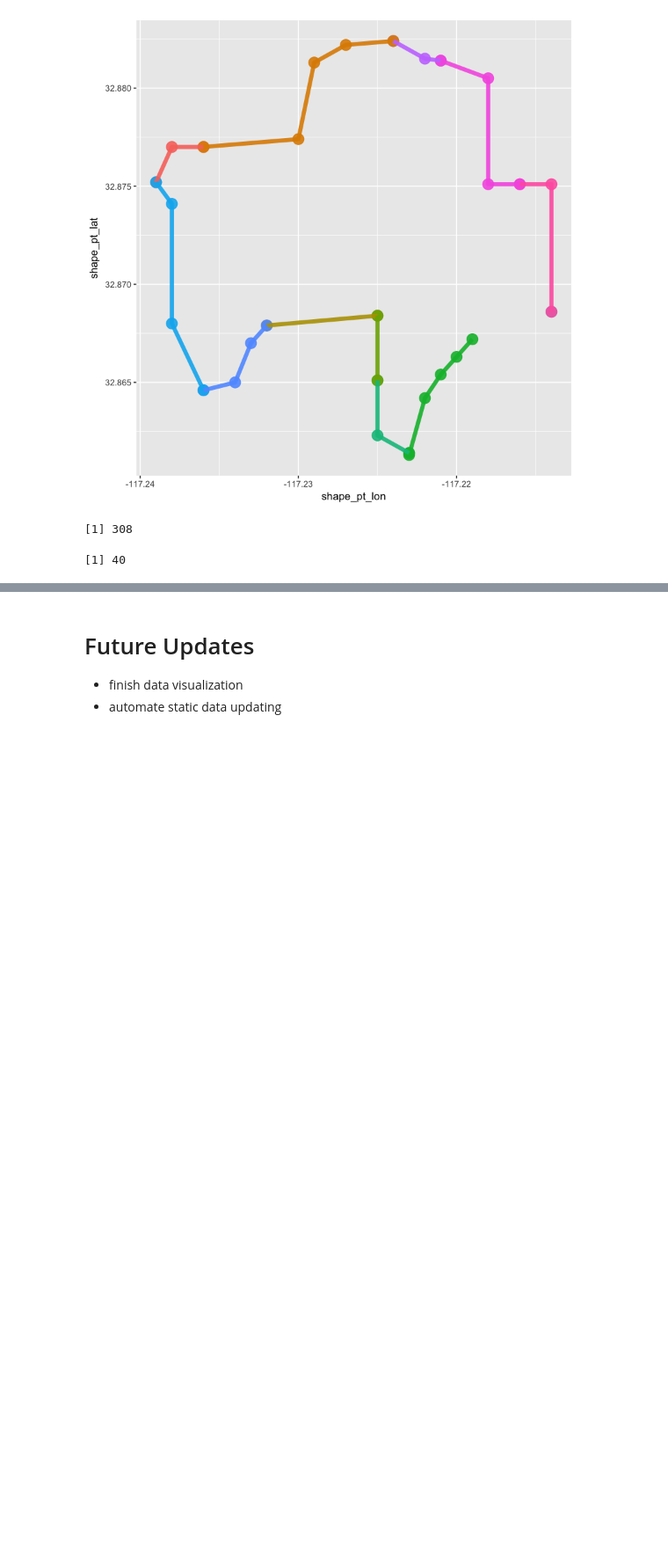
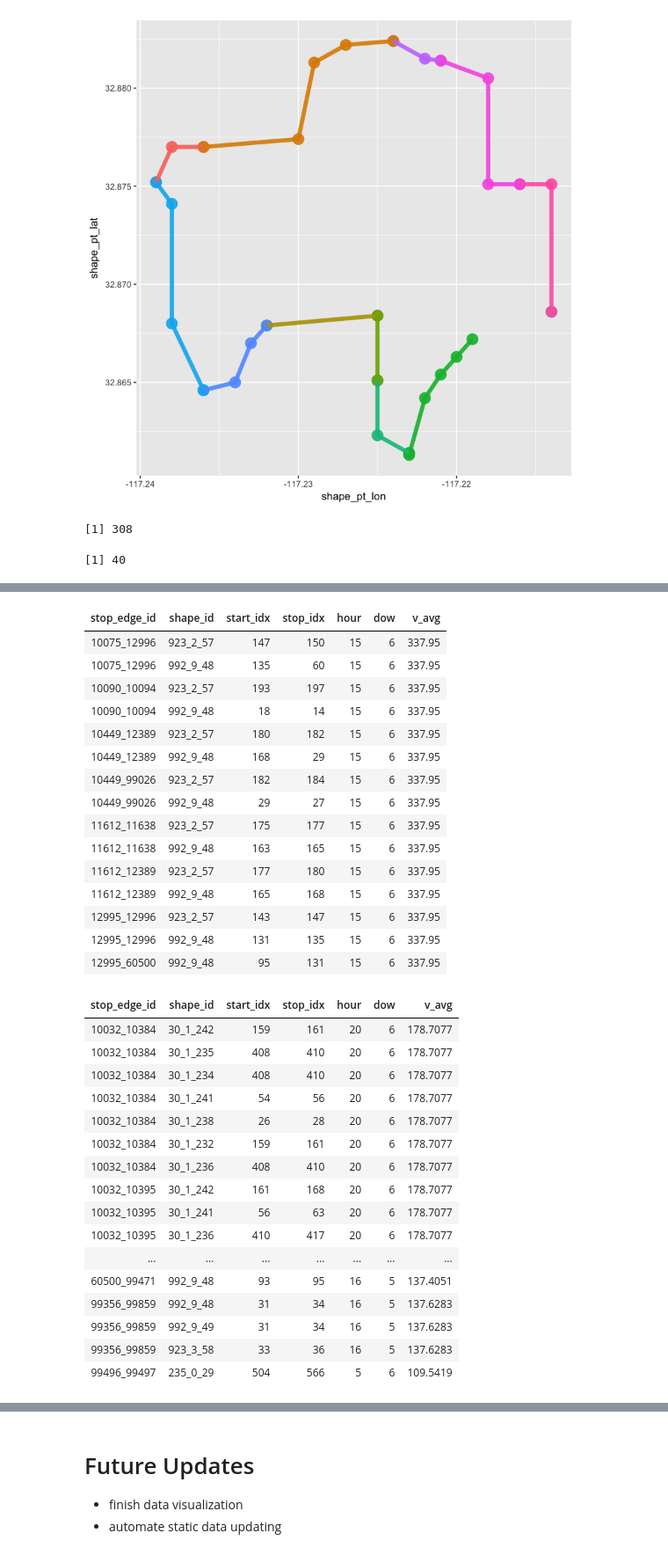
Before and after one commit to wnanpi95/wnanpi95.github.io, a Jupyter notebook: Presentation_nb.ipynb, the cells around one changed output, grey strips where cells are left out. Shown at 88% size. Cells and saved outputs as stored; diff of their text form; code cells hidden in the pictures; blank space fills up the shorter version.

```diff
--- a/Presentation_nb.ipynb
+++ b/Presentation_nb.ipynb
@@ -210,0 +248,48 @@ nrow(stopEdge_shapePts_test)
+# %%
+v_high <- 100
+stop_edge_table_max <- stop_edge_table[stop_edge_table$v_avg == max(stop_edge_table$v_avg),]
+stop_edge_table_high <- stop_edge_table[stop_edge_table$v_avg >= v_high,]
+
+stop_edge_table_max_list <- stop_edge_table_max$stop_edge_id
+stop_edge_table_high_list <- stop_edge_table_high$stop_edge_id
+
+shape_id_max  <- filter(shape_stopEdge, stop_edge_id %in% stop_edge_table_max_list)
+shape_id_high <- filter(shape_stopEdge, stop_edge_id %in% stop_edge_table_high_list)
+stop_edge_table_max  <- merge(x = shape_id_max, y = stop_edge_table_max, by="stop_edge_id", all.x = TRUE)
+stop_edge_table_high <- merge(x = shape_id_high, y = stop_edge_table_high, by="stop_edge_id", all.x = TRUE)
+stop_edge_table_max
+stop_edge_table_high
+# %% [output]
+| stop_edge_id | shape_id | start_idx | stop_idx | hour | dow | v_avg |
+| 10075_12996 | 923_2_57 | 147 | 150 | 15 | 6 | 337.95 |
+| 10075_12996 | 992_9_48 | 135 | 60 | 15 | 6 | 337.95 |
+| 10090_10094 | 923_2_57 | 193 | 197 | 15 | 6 | 337.95 |
+| 10090_10094 | 992_9_48 | 18 | 14 | 15 | 6 | 337.95 |
+| 10449_12389 | 923_2_57 | 180 | 182 | 15 | 6 | 337.95 |
+| 10449_12389 | 992_9_48 | 168 | 29 | 15 | 6 | 337.95 |
+| 10449_99026 | 923_2_57 | 182 | 184 | 15 | 6 | 337.95 |
+| 10449_99026 | 992_9_48 | 29 | 27 | 15 | 6 | 337.95 |
+| 11612_11638 | 923_2_57 | 175 | 177 | 15 | 6 | 337.95 |
+| 11612_11638 | 992_9_48 | 163 | 165 | 15 | 6 | 337.95 |
+| 11612_12389 | 923_2_57 | 177 | 180 | 15 | 6 | 337.95 |
+| 11612_12389 | 992_9_48 | 165 | 168 | 15 | 6 | 337.95 |
+| 12995_12996 | 923_2_57 | 143 | 147 | 15 | 6 | 337.95 |
+| 12995_12996 | 992_9_48 | 131 | 135 | 15 | 6 | 337.95 |
+| 12995_60500 | 992_9_48 | 95 | 131 | 15 | 6 | 337.95 |
+| stop_edge_id | shape_id | start_idx | stop_idx | hour | dow | v_avg |
+| 10032_10384 | 30_1_242 | 159 | 161 | 20 | 6 | 178.7077 |
+| 10032_10384 | 30_1_235 | 408 | 410 | 20 | 6 | 178.7077 |
+| 10032_10384 | 30_1_234 | 408 | 410 | 20 | 6 | 178.7077 |
+| 10032_10384 | 30_1_241 | 54 | 56 | 20 | 6 | 178.7077 |
+| 10032_10384 | 30_1_238 | 26 | 28 | 20 | 6 | 178.7077 |
+| 10032_10384 | 30_1_232 | 159 | 161 | 20 | 6 | 178.7077 |
+| 10032_10384 | 30_1_236 | 408 | 410 | 20 | 6 | 178.7077 |
+| 10032_10395 | 30_1_242 | 161 | 168 | 20 | 6 | 178.7077 |
+| 10032_10395 | 30_1_241 | 56 | 63 | 20 | 6 | 178.7077 |
+| 10032_10395 | 30_1_236 | 410 | 417 | 20 | 6 | 178.7077 |
+| ... | ... | ... | ... | ... | ... | ... |
+| 60500_99471 | 992_9_48 | 93 | 95 | 16 | 5 | 137.4051 |
+| 99356_99859 | 992_9_48 | 31 | 34 | 16 | 5 | 137.6283 |
+| 99356_99859 | 992_9_49 | 31 | 34 | 16 | 5 | 137.6283 |
+| 99356_99859 | 923_3_58 | 33 | 36 | 16 | 5 | 137.6283 |
+| 99496_99497 | 235_0_29 | 504 | 566 | 5 | 6 | 109.5419 |
```
Also changed, not shown: parts of 17 cells of this notebook.
